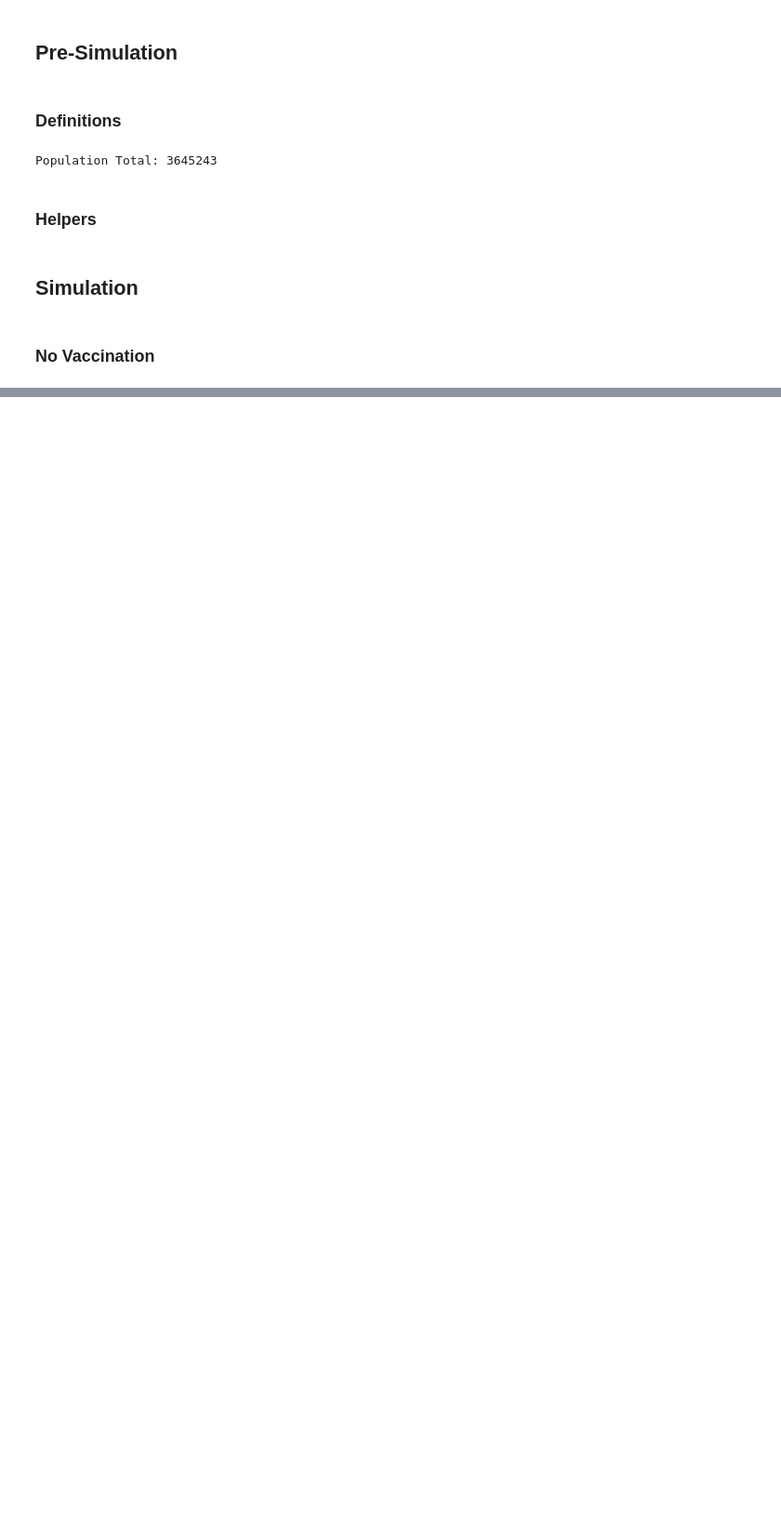
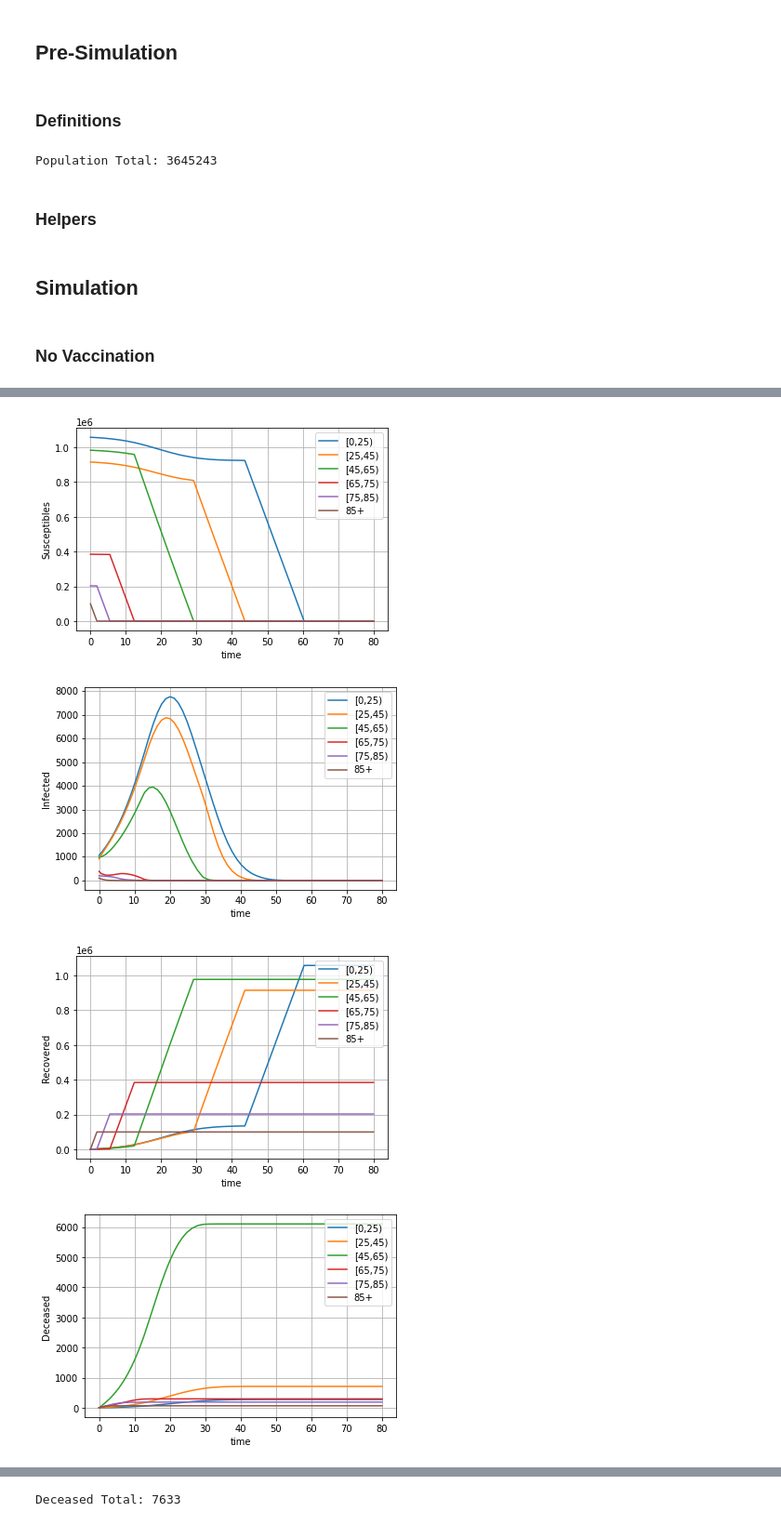
Before and after one commit to GuiBeal-Academy/MPC-COVID-19, a Jupyter notebook: notebook.ipynb, the cells around one changed output, grey strips where cells are left out. Shown at 93% size. Saved outputs shown, nothing was run; the diff lists cells and outputs as text; code cells hidden in the pictures; blank space fills up the shorter version.

```diff
--- a/notebook.ipynb
+++ b/notebook.ipynb
@@ -201,0 +213,45 @@ Deceased Total: 46089
+# %%
+import matplotlib.pyplot as plt
+from scipy.integrate import solve_ivp
+
+def u(t, y):
+  S, I, R, D = unwrap(y)
+  u = np.zeros(n_a)
+  for i in reversed(range(n_a)):
+    if S[i] > 0:
+      u[i] = U_max
+      break
+  return u
+
+def system(t, y, l, g_R, g_D):
+  S, I, R, D = unwrap(y)
+  dSdt = - l * S * (C @ I) - u(t, y)
+  dIdt = l * S * (C @ I) - (g_R + g_D) * I
+  dRdt = g_R * I + u(t, y)
+  dDdt = g_D * I
+  return wrap(dSdt, dIdt, dRdt, dDdt)
+
+t_span = [0, 80]
+y_0 = wrap(S_0, I_0, R_0, D_0)
+
+sol = solve_ivp(system, t_span, y_0, args=(l, g_R, g_D))
+assert(sol.success)
+
+t = sol.t
+y = sol.y
+S, I, R, D = unwrap(y)
+
+U = np.zeros(S.shape)
+for i, t_ in enumerate(t):
+  y_ = y[:,i]
+  U[:,i] = u(t_, y_)
+
+plot(t, y, U)
+
+D_total = sum(D[:,-1])
+print(f'Deceased Total: {D_total:.0f}')
+# %% [output]
+[figure, added]
+[figure, added]
+[figure, added]
+[figure, added]
@@ -201,0 +260 @@ Deceased Total: 46089
+Deceased Total: 7633
```
Also changed, not shown: parts of 6 cells of this notebook, 1 other file.
